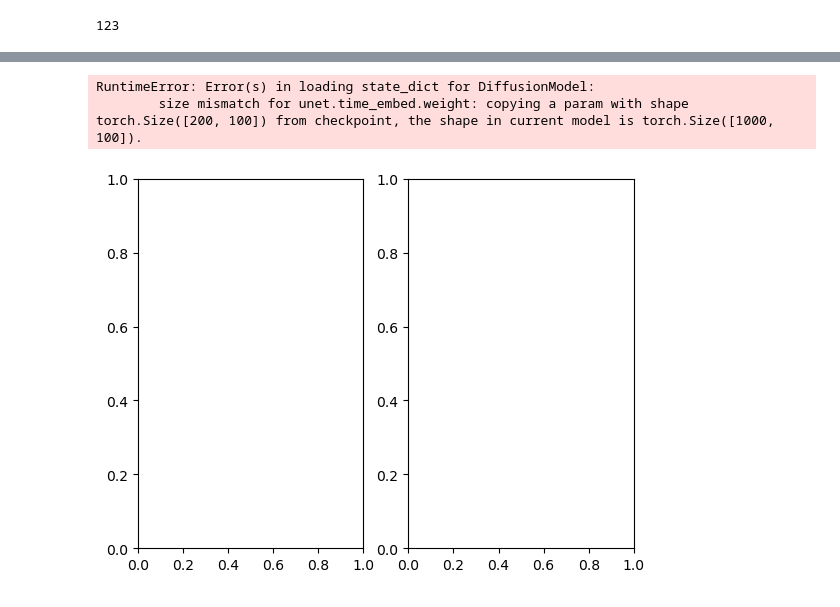
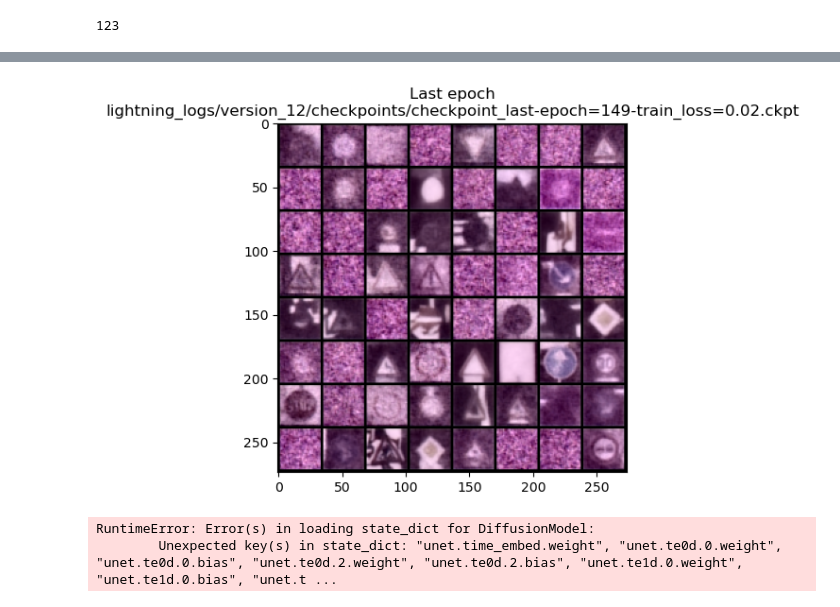
Before and after one commit to SNURTEL/24l-ssne, a Jupyter notebook: proj4/piatek_owienko_schafer_miniproject4.ipynb, the cells around one changed output, grey strips where cells are left out. Saved outputs shown, nothing was run; the diff lists cells and outputs as text; code cells hidden in the pictures.

```diff
--- a/proj4/piatek_owienko_schafer_miniproject4.ipynb
+++ b/proj4/piatek_owienko_schafer_miniproject4.ipynb
@@ -237,7 +255,7 @@ class DiffusionModel(pl.LightningModule):
         n_samples, _, _, _ = x.shape
         a_bar = self.alpha_bars[t]
         noise = noise if noise is not None else torch.randn(*x.shape).to(self.device)
-        corrupted = a_bar.sqrt() * x + (1 - a_bar).sqrt() * noise
+        corrupted = a_bar.sqrt().reshape(n_samples, 1, 1, 1) * x + (1 - a_bar).sqrt().reshape(n_samples, 1, 1, 1) * noise
         return corrupted
 
     def forward(self, x, t, noise=None) -> Any:
@@ -284,7 +302,7 @@ class DiffusionModel(pl.LightningModule):
 
         noise = torch.randn_like(x).to(device)
         t = torch.randint(0, self.n_steps, (n,)).to(device)
-        noisy_x = self(x, t, noise)
+        noisy_x = self.forward(x, t, noise)
         eta_theta = self.backward1(noisy_x, t.reshape(n, -1))
         loss = F.mse_loss(eta_theta, noise)
 
@@ -424,32 +443,30 @@ Last epoch: lightning_logs/version_1/checkpoints/checkpoint_last-epoch=149-train
 # %%
 # model.eval()
 
-fig, axes = plt.subplots(1, 2)
+fig, axes = plt.subplots(1, 1)
 
 for path, name, ax in zip(
         (
                 # best_frechet_checkpoint,
                 last_epoch_checkpoint,
         ),
         (
                 # "Best Frechet",
                 "Last epoch",
         ),
-    axes
+    [axes]
 ):
     m = DiffusionModel.load_from_checkpoint(path, unet=UNet(3, n_steps=1000, time_emb_dim=100), betas_min=1e-4, betas_max=0.02, n_steps=1000).to(device)
 
-    preds = m.generate1(16).cpu()
+    preds = m.generate1(64).cpu()
     ax.set_title(f"{name}\n{path}")
     ax.imshow((torchvision.utils.make_grid(preds).permute(1, 2, 0)))
 # %% [output]
-RuntimeError: Error(s) in loading state_dict for DiffusionModel:
-        size mismatch for unet.time_embed.weight: copying a param with shape torch.Size([200, 100]) from checkpoint, the shape in current model is torch.Size([1000, 100]).
-[figure, old version]
+[figure, new version]
 # %%
 # test arbitrary checkpoints here
 
-ckpt: str | None =  "lightning_logs/version_2/checkpoints/checkpoint_last-epoch=55-train_loss=0.04-val_frechet=389.36.ckpt"
+ckpt: str | None =  "saved_runs/broken_ddpm/checkpoints/checkpoint_last-epoch=149-train_loss=0.02.ckpt"
 
 def _denormalize(images):
     normalized = images.clone()
@@ -461,6 +478,10 @@ def _denormalize(images):
 if ckpt:
     m1 = DiffusionModel.load_from_checkpoint(ckpt, unet=UNet(3, n_steps=1000, time_emb_dim=100), betas_min=1e-4, betas_max=0.02, n_steps=1000)
     preds = m1._generate1(8).cpu()
+    print(preds.mean(dim=(2,3)))
     preds = _denormalize(preds)
     fig, ax = plt.subplots(1, 1, figsize=(12, 12))
     ax.imshow((torchvision.utils.make_grid(preds).permute(1, 2, 0)))
+# %% [output]
+RuntimeError: Error(s) in loading state_dict for DiffusionModel:
+        Unexpected key(s) in state_dict: "unet.time_embed.weight", "unet.te0d.0.weight", "unet.te0d.0.bias", "unet.te0d.2.weight", "unet.te0d.2.bias", "unet.te1d.0.weight", "unet.te1d.0.bias", "unet.t ...
```
Also changed, not shown: parts of 3 cells of this notebook.
